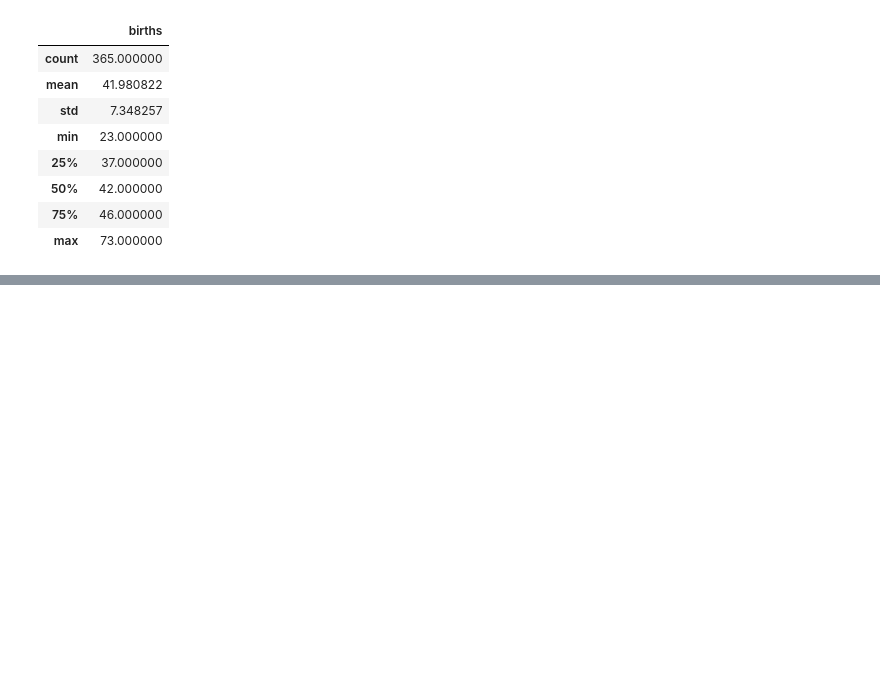
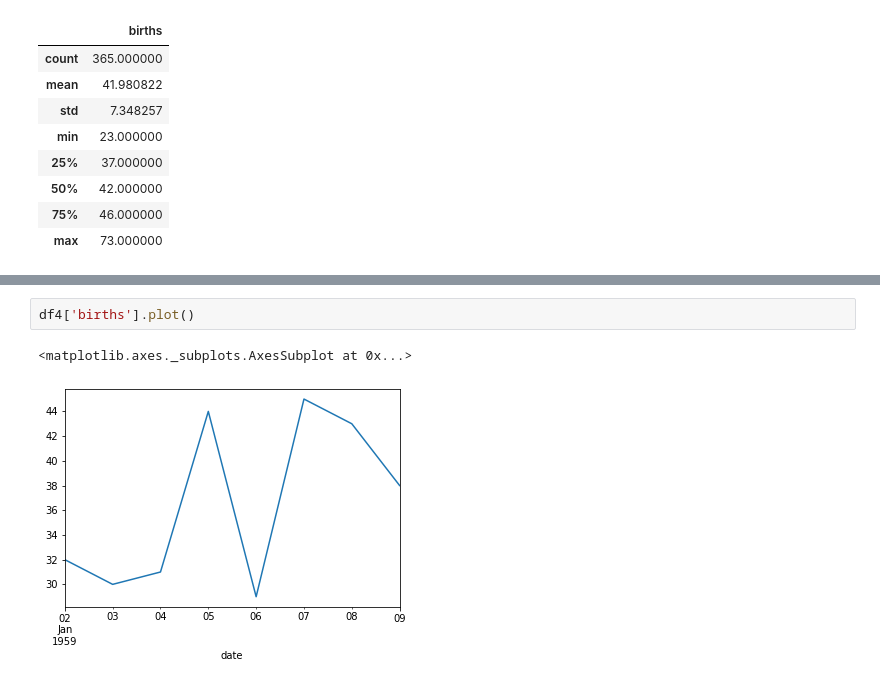
Before and after one commit to anmol0720/Time-Series-Forcasting, a Jupyter notebook: TensorFlow_with_GPU.ipynb, the cells around one changed output, grey strips where cells are left out. Drawn from its saved outputs; the diff is of its cells as text; blank space fills up the shorter version.

```diff
--- a/TensorFlow_with_GPU.ipynb
+++ b/TensorFlow_with_GPU.ipynb
@@ -136,0 +195,5 @@ df2.describe()
+# %%
+df4['births'].plot()
+# %% [output]
+<matplotlib.axes._subplots.AxesSubplot at 0x...>
+[figure, added]
```
Also changed, not shown: parts of 11 cells of this notebook.
